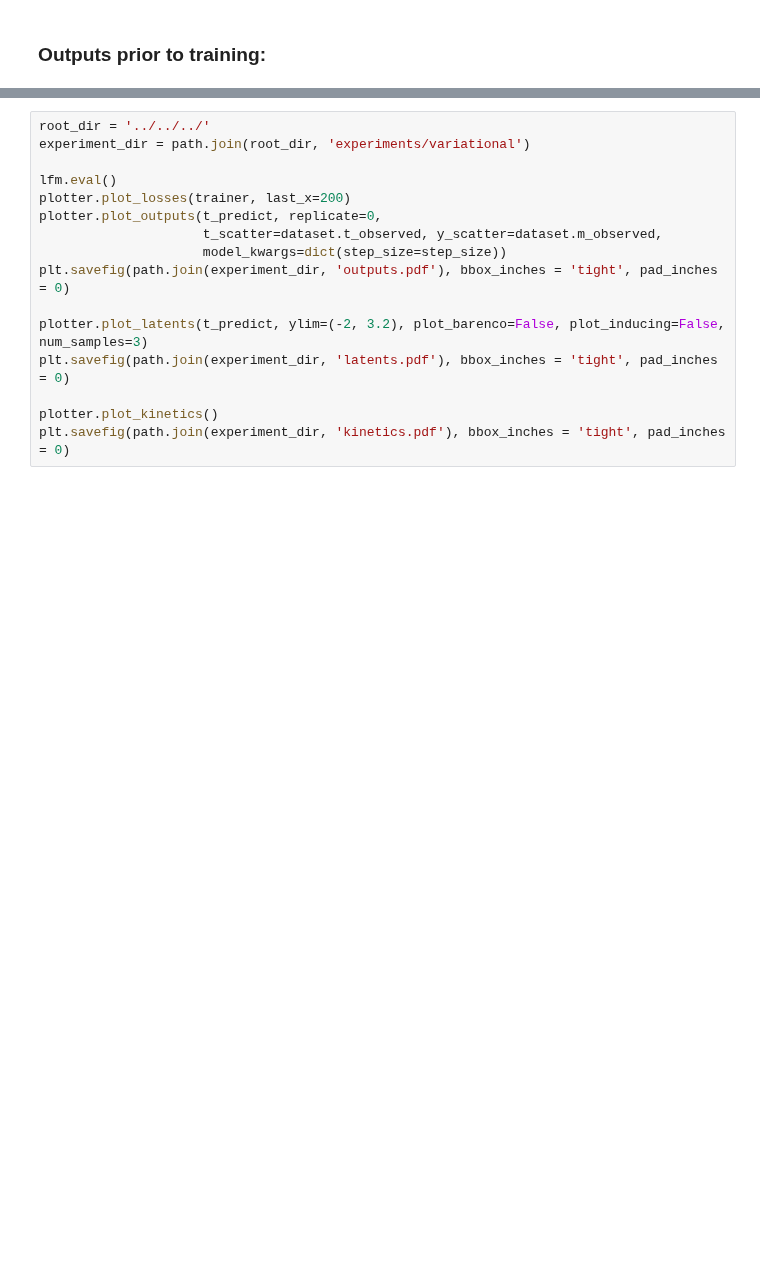
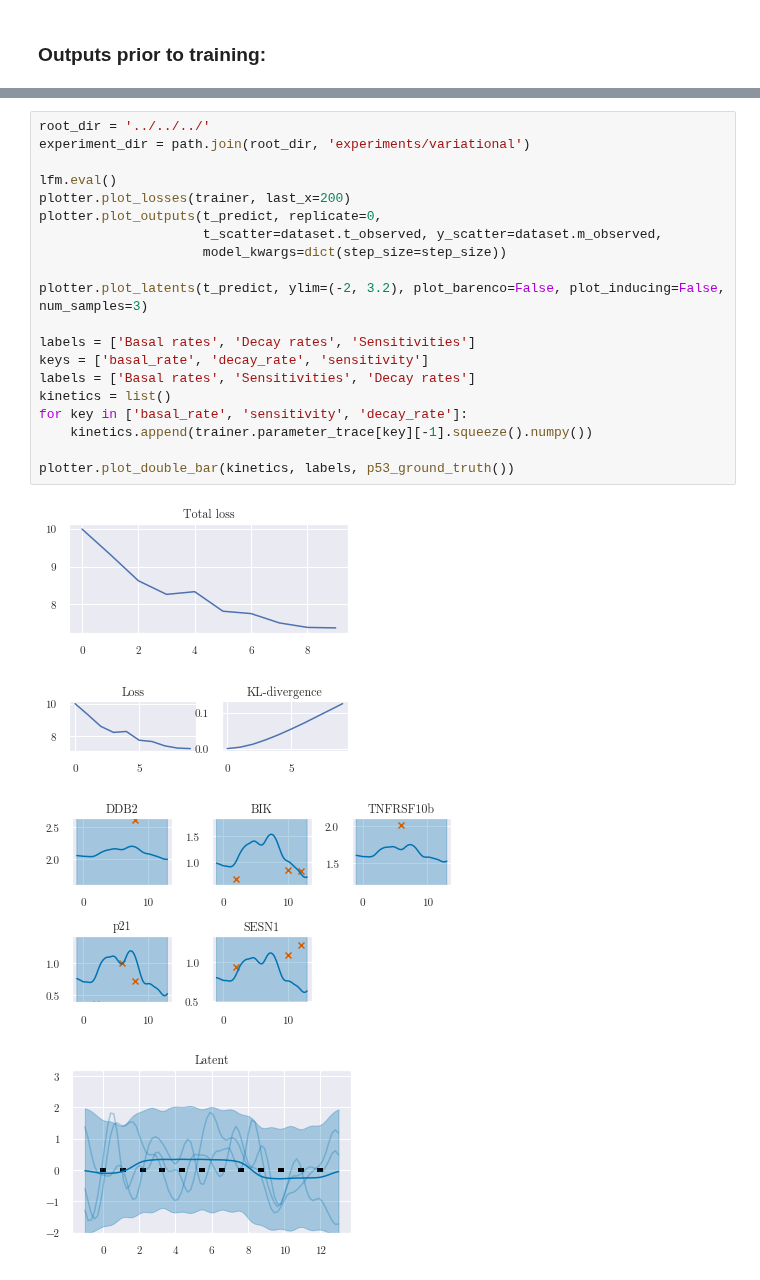
Before and after one commit to mossjacob/alfi, a Jupyter notebook: docs/notebooks/linear/variational.ipynb, the cells around one changed output, grey strips where cells are left out. Cells and saved outputs as stored; diff of their text form; blank space fills up the shorter version.

```diff
--- a/docs/notebooks/linear/variational.ipynb
+++ b/docs/notebooks/linear/variational.ipynb
@@ -111,16 +126,25 @@ trainer.train(10, report_interval=10, step_size=step_size)
 # %%
 root_dir = '../../../'
 experiment_dir = path.join(root_dir, 'experiments/variational')
 
 lfm.eval()
 plotter.plot_losses(trainer, last_x=200)
 plotter.plot_outputs(t_predict, replicate=0,
                      t_scatter=dataset.t_observed, y_scatter=dataset.m_observed,
                      model_kwargs=dict(step_size=step_size))
-plt.savefig(path.join(experiment_dir, 'outputs.pdf'), bbox_inches = 'tight', pad_inches = 0)
 
 plotter.plot_latents(t_predict, ylim=(-2, 3.2), plot_barenco=False, plot_inducing=False, num_samples=3)
-plt.savefig(path.join(experiment_dir, 'latents.pdf'), bbox_inches = 'tight', pad_inches = 0)
 
-plotter.plot_kinetics()
-plt.savefig(path.join(experiment_dir, 'kinetics.pdf'), bbox_inches = 'tight', pad_inches = 0)
+labels = ['Basal rates', 'Decay rates', 'Sensitivities']
+keys = ['basal_rate', 'decay_rate', 'sensitivity']
+labels = ['Basal rates', 'Sensitivities', 'Decay rates']
+kinetics = list()
+for key in ['basal_rate', 'sensitivity', 'decay_rate']:
+    kinetics.append(trainer.parameter_trace[key][-1].squeeze().numpy())
+
+plotter.plot_double_bar(kinetics, labels, p53_ground_truth())
+# %% [output]
+[figure, added]
+[figure, added]
+[figure, added]
+[figure, added]
```
Also changed, not shown: parts of 5 cells of this notebook, 11 other files.
